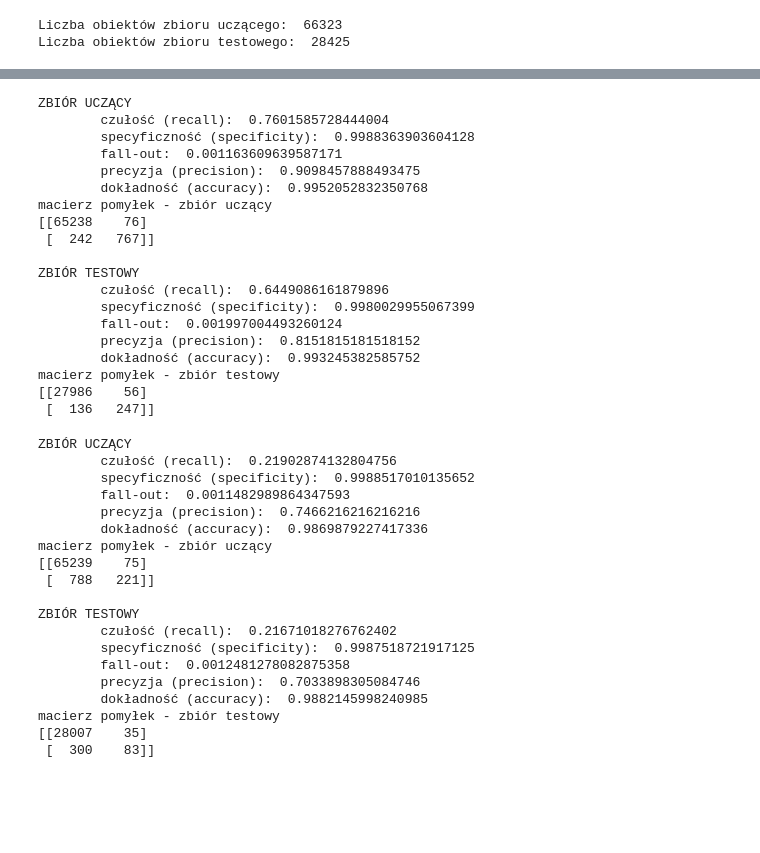
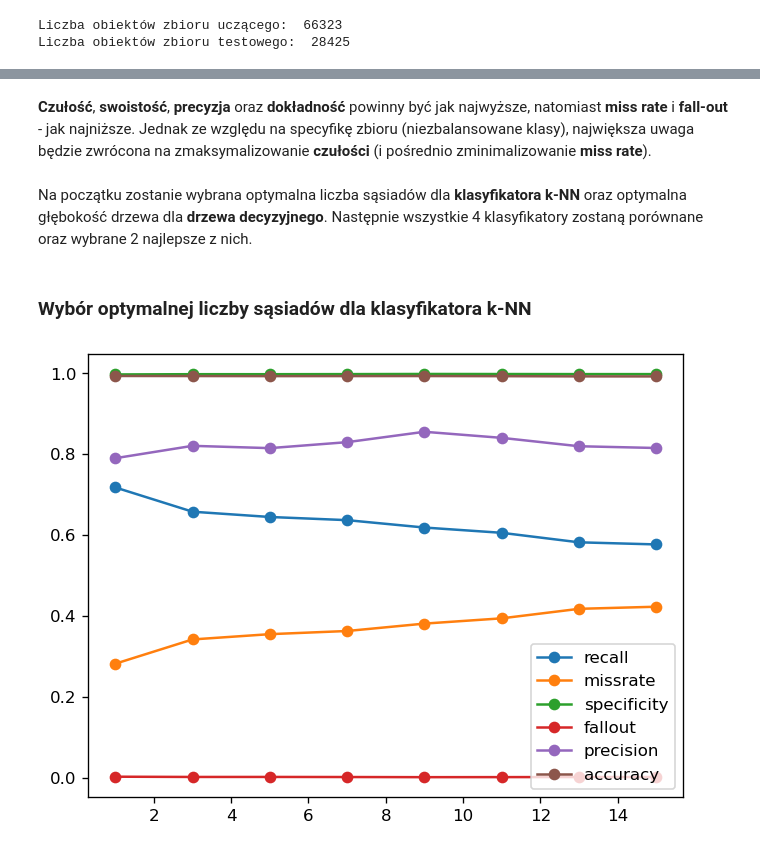
Before and after one commit to lamachan/PRiAD_projekt, a Jupyter notebook: PRiAD_projekt.ipynb, the cells around one changed output, grey strips where cells are left out. Drawn from its saved outputs; the diff is of its cells as text; code cells hidden in the pictures; blank space fills up the shorter version.

Commit message:
Klasyfikacja binarna skończona, rozpoczęcie klasyfikacji nr 2

```diff
--- a/PRiAD_projekt.ipynb
+++ b/PRiAD_projekt.ipynb
@@ -461,49 +442,30 @@ macierz pomyłek - zbiór testowy
+# %% [markdown]
+**Czułość**, **swoistość**, **precyzja** oraz **dokładność** powinny być jak najwyższe, natomiast **miss rate** i **fall-out** - jak najniższe. Jednak ze względu na specyfikę zbioru (niezbalansowane klasy), największa uwaga będzie zwrócona na zmaksymalizowanie **czułości** (i pośrednio zminimalizowanie **miss rate**).
+# %% [markdown]
+Na początku zostanie wybrana optymalna liczba sąsiadów dla **klasyfikatora k-NN** oraz optymalna głębokość drzewa dla **drzewa decyzyjnego**. Następnie wszystkie 4 klasyfikatory zostaną porównane oraz wybrane 2 najlepsze z nich.
+# %% [markdown]
+### Wybór optymalnej liczby sąsiadów dla klasyfikatora k-NN
 # %%
-# 5-NN + wszystkie atrybuty bez 'Fwd PSH Flags', 'FIN Flag Count', i 'Bwd Header Length'
-# może uruchomić dla różnej liczby sąsiadów i porównać błędy
-model = KNeighborsClassifier(n_neighbors=5)
-weryfikuj_bin(model, data, [0, 3, 4, 5, 7, 8])
+# ignorowanie ostrzeżeń typu 'Future Waring' dla czytelności
+import warnings
+with warnings.catch_warnings():
+    warnings.simplefilter(action='ignore', category=FutureWarning)
+
+    k_values = [1, 3, 5, 7, 9, 11, 13, 15]
+    miary = np.zeros((len(k_values), 6))
+    i = 0
+    for k in k_values:
+        model = KNeighborsClassifier(n_neighbors=k)
+        _, miary_test = weryfikuj_bin(model, data, [0, 3, 4, 5, 7, 8])
+        miary[i] = miary_test
+        i += 1
+
+    plt.figure(dpi=120)
+    labels = ['recall', 'missrate', 'specificity', 'fallout', 'precision', 'accuracy']
+    for i in range(len(miary_ucz)):
+        k_miary = miary[:, i]
+        plt.plot(k_values, miary[:, i], 'o-', label=labels[i])
+    plt.legend()
+    plt.show()
 # %% [output]
-ZBIÓR UCZĄCY
-        czułość (recall):  0.7601585728444004
-        specyficzność (specificity):  0.9988363903604128
-        fall-out:  0.001163609639587171
-        precyzja (precision):  0.9098457888493475
-        dokładność (accuracy):  0.9952052832350768
-macierz pomyłek - zbiór uczący
-[[65238    76]
- [  242   767]]
-
-ZBIÓR TESTOWY
-        czułość (recall):  0.6449086161879896
-        specyficzność (specificity):  0.9980029955067399
-        fall-out:  0.001997004493260124
-        precyzja (precision):  0.8151815181518152
-        dokładność (accuracy):  0.993245382585752
-macierz pomyłek - zbiór testowy
-[[27986    56]
- [  136   247]]
+[figure, added]
-# %%
-# NearestCentroid + wszystkie atrybuty bez 'Fwd PSH Flags', 'FIN Flag Count', i 'Bwd Header Length'
-model = NearestCentroid()
-weryfikuj_bin(model, data, [0, 3, 4, 5, 7, 8])
-# %% [output]
-ZBIÓR UCZĄCY
-        czułość (recall):  0.21902874132804756
-        specyficzność (specificity):  0.9988517010135652
-        fall-out:  0.0011482989864347593
-        precyzja (precision):  0.7466216216216216
-        dokładność (accuracy):  0.9869879227417336
-macierz pomyłek - zbiór uczący
-[[65239    75]
- [  788   221]]
-
-ZBIÓR TESTOWY
-        czułość (recall):  0.21671018276762402
-        specyficzność (specificity):  0.9987518721917125
-        fall-out:  0.0012481278082875358
-        precyzja (precision):  0.7033898305084746
-        dokładność (accuracy):  0.9882145998240985
-macierz pomyłek - zbiór testowy
-[[28007    35]
- [  300    83]]
```
Also changed, not shown: parts of 36 cells of this notebook.
